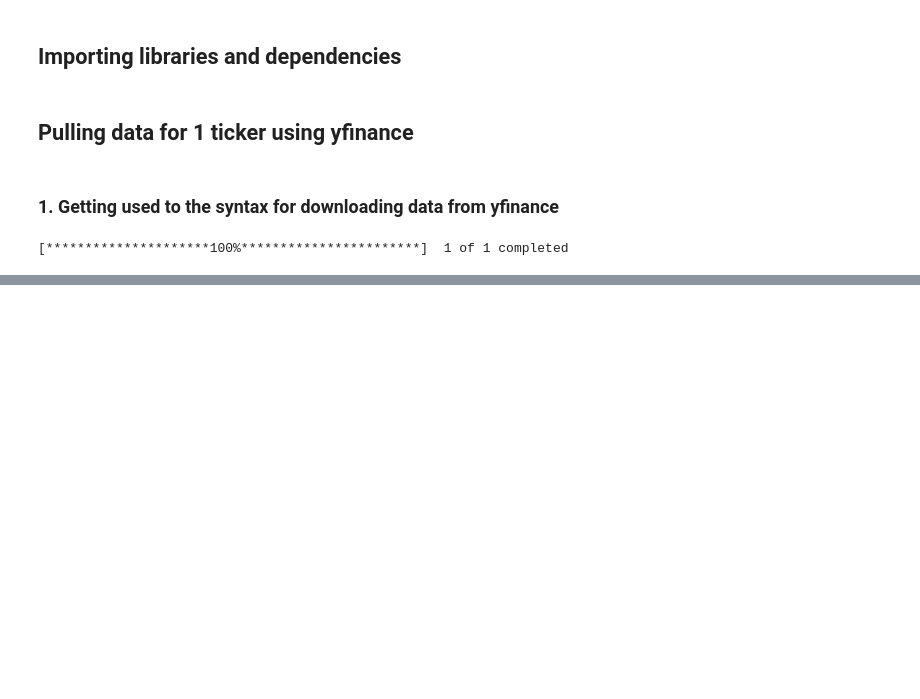
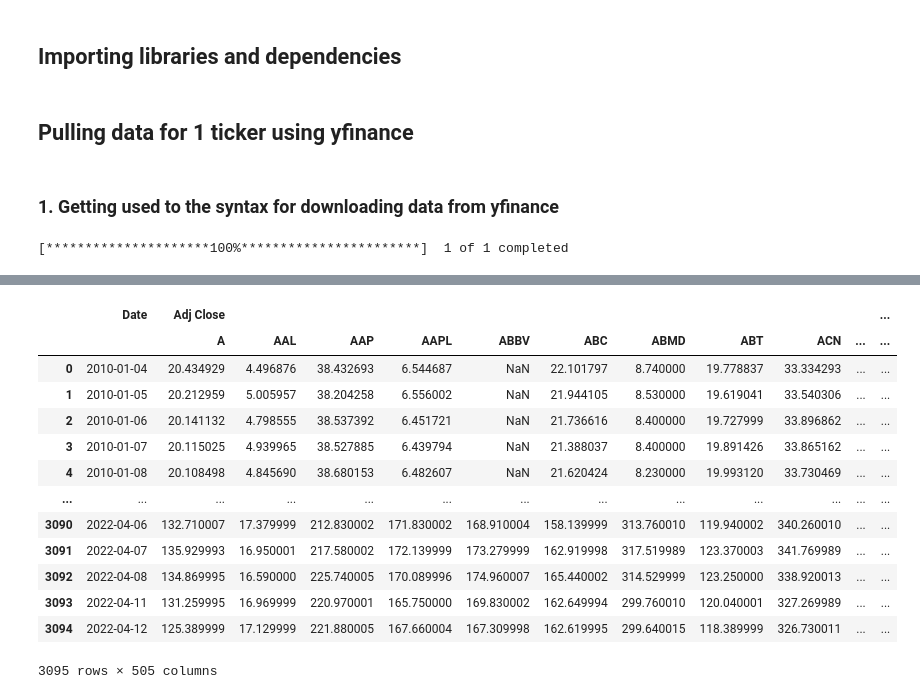
Before and after one commit to salmankhaliq22/Stock-Screener-using-Technical-Analysis-and-Efficient-Frontiers, a Jupyter notebook: 02-Getting data from yfinance.ipynb, the cells around one changed output, grey strips where cells are left out. Cells and saved outputs as stored; diff of their text form; code cells hidden in the pictures; blank space fills up the shorter version.

```diff
--- a/02-Getting data from yfinance.ipynb
+++ b/02-Getting data from yfinance.ipynb
@@ -132,3 +141,20 @@ stocks.drop("Low", axis = 1, inplace = True)
 stocks.drop("Close", axis = 1, inplace = True)
 # %%
 stocks.drop("Volume", axis = 1, inplace = True)
+# %%
+stocks.reset_index()
+# %% [output]
+|  | Date | Adj Close |  |  |  |  |  |  |  |  |  | ... |
+|  |  | A | AAL | AAP | AAPL | ABBV | ABC | ABMD | ABT | ACN | ... | ... |
+| 0 | 2010-01-04 | 20.434929 | 4.496876 | 38.432693 | 6.544687 | NaN | 22.101797 | 8.740000 | 19.778837 | 33.334293 | ... | ... |
+| 1 | 2010-01-05 | 20.212959 | 5.005957 | 38.204258 | 6.556002 | NaN | 21.944105 | 8.530000 | 19.619041 | 33.540306 | ... | ... |
+| 2 | 2010-01-06 | 20.141132 | 4.798555 | 38.537392 | 6.451721 | NaN | 21.736616 | 8.400000 | 19.727999 | 33.896862 | ... | ... |
+| 3 | 2010-01-07 | 20.115025 | 4.939965 | 38.527885 | 6.439794 | NaN | 21.388037 | 8.400000 | 19.891426 | 33.865162 | ... | ... |
+| 4 | 2010-01-08 | 20.108498 | 4.845690 | 38.680153 | 6.482607 | NaN | 21.620424 | 8.230000 | 19.993120 | 33.730469 | ... | ... |
+| ... | ... | ... | ... | ... | ... | ... | ... | ... | ... | ... | ... | ... |
+| 3090 | 2022-04-06 | 132.710007 | 17.379999 | 212.830002 | 171.830002 | 168.910004 | 158.139999 | 313.760010 | 119.940002 | 340.260010 | ... | ... |
+| 3091 | 2022-04-07 | 135.929993 | 16.950001 | 217.580002 | 172.139999 | 173.279999 | 162.919998 | 317.519989 | 123.370003 | 341.769989 | ... | ... |
+| 3092 | 2022-04-08 | 134.869995 | 16.590000 | 225.740005 | 170.089996 | 174.960007 | 165.440002 | 314.529999 | 123.250000 | 338.920013 | ... | ... |
+| 3093 | 2022-04-11 | 131.259995 | 16.969999 | 220.970001 | 165.750000 | 169.830002 | 162.649994 | 299.760010 | 120.040001 | 327.269989 | ... | ... |
+| 3094 | 2022-04-12 | 125.389999 | 17.129999 | 221.880005 | 167.660004 | 167.309998 | 162.619995 | 299.640015 | 118.389999 | 326.730011 | ... | ... |
+3095 rows × 505 columns
```
Also changed, not shown: parts of 35 cells of this notebook.
